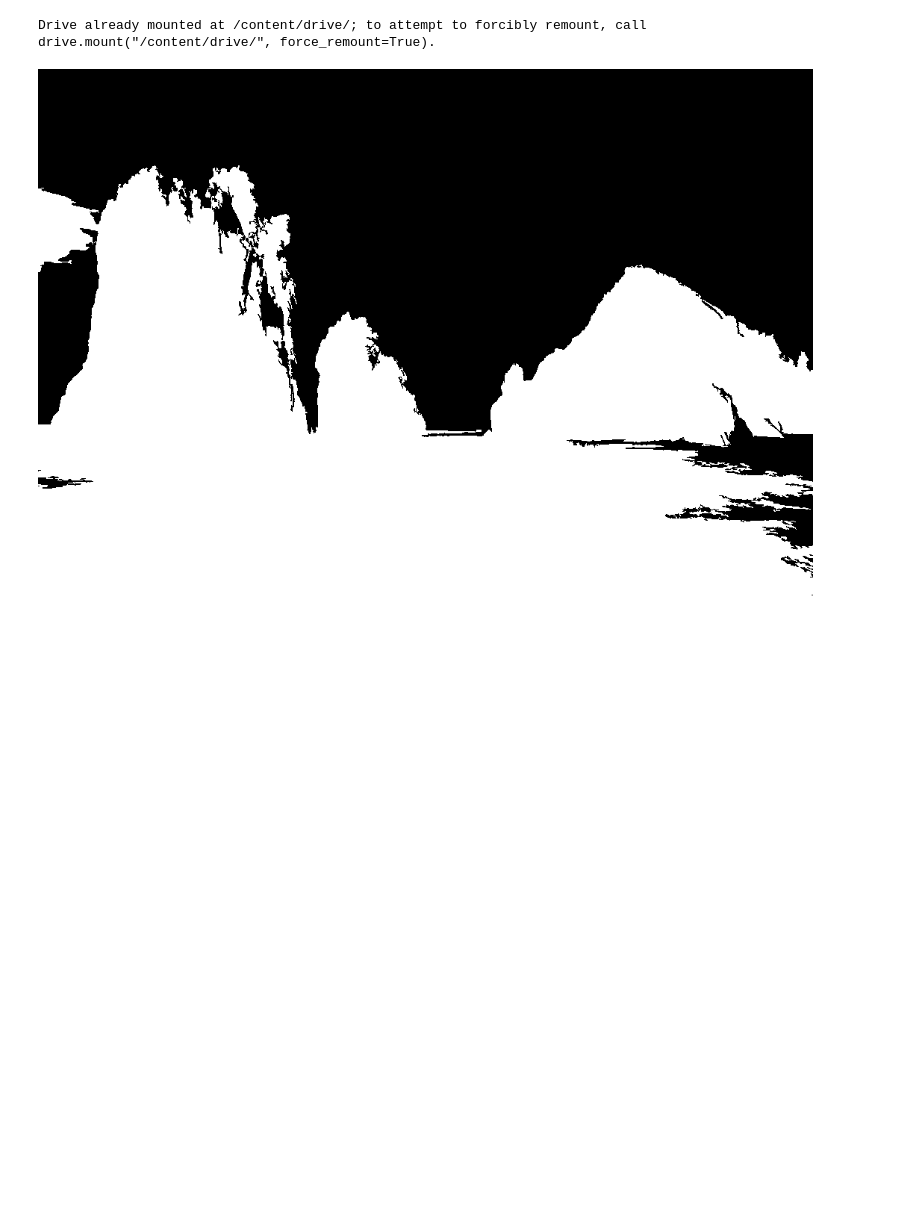
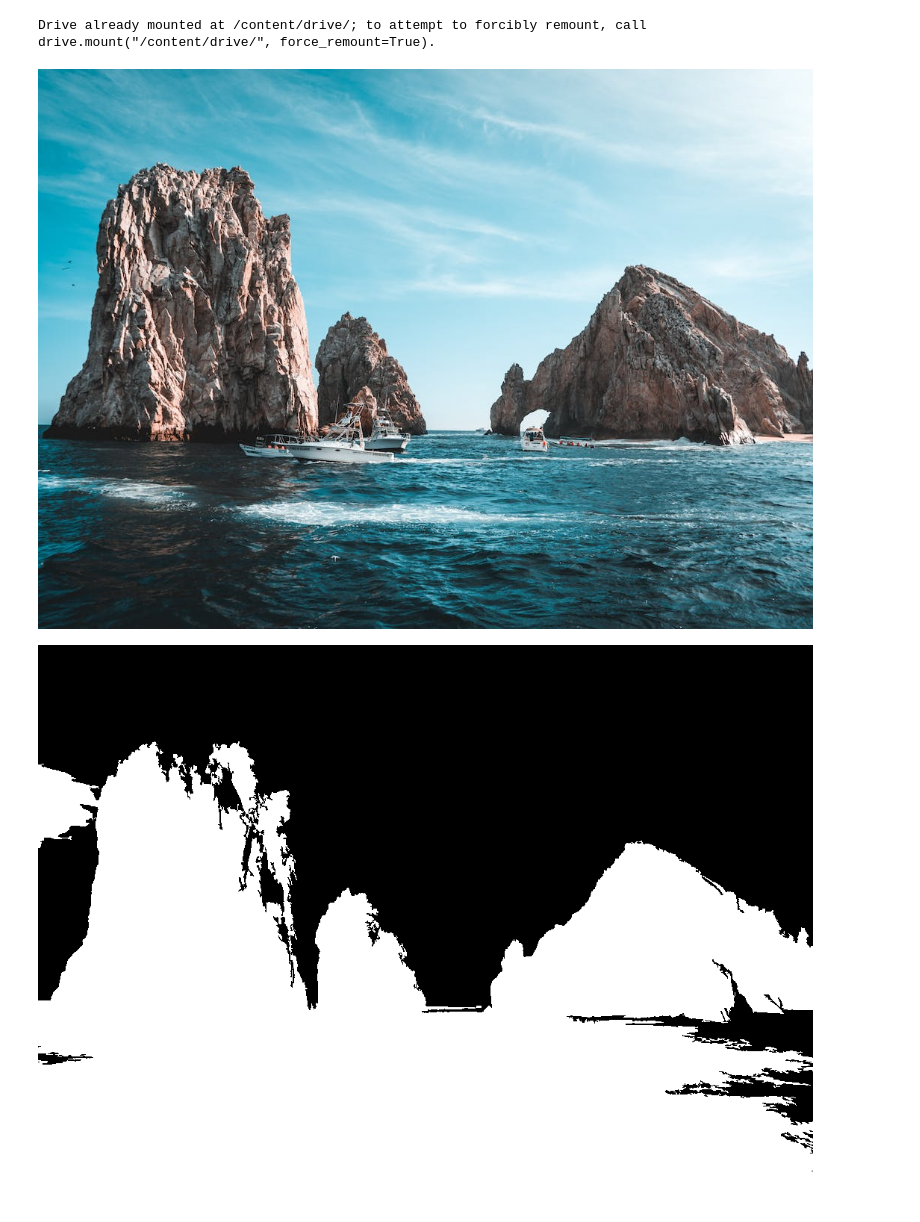
Before and after one commit to Qlassik-Mason/VirtualAssistance, a Jupyter notebook: solutions_task_2.ipynb, the cells around one changed output. Cells and saved outputs as stored; diff of their text form; code cells hidden in the pictures; blank space fills up the shorter version.

```diff
--- a/solutions_task_2.ipynb
+++ b/solutions_task_2.ipynb
@@ -22,32 +22,34 @@ _ , tresh = cv2.threshold(gray,np.mean(gray), 255, cv2.THRESH_BINARY_INV   )
 
 
 # GET CONTOURS
 
 contours , hierarchy = cv2.findContours(tresh, cv2.RETR_LIST, cv2.CHAIN_APPROX_SIMPLE)
 
 #print(len(contours))
 
 #  get the bigger area
 
 cnt = sorted(contours, key=cv2.contourArea)[-1]
 
 
 mask = np.zeros( (750, 1038), dtype="uint8" )
 
 maskedRed = cv2.drawContours(mask,[cnt] , -1 , (0 , 0 , 255), -1)
 maskedFinal = cv2.drawContours(mask,[cnt] , -1 , (255 , 255 , 255), -1)
 
 finalImage = cv2.bitwise_and(img, img, mask=maskedFinal)
 
 #cv2_imshow("Original", img)
+cv2_imshow(img)
 cv2_imshow(maskedFinal)
 #plt.imshow(img)
 #plt.show()
 #plt.imshow(maskedFinal)
 #plt.show()
 cv2.imwrite("maskedFinal.jpg",maskedFinal)
 #cv2.imwrite("finalImage.jpg",finalImage)
 # %% [output]
 Drive already mounted at /content/drive/; to attempt to forcibly remount, call drive.mount("/content/drive/", force_remount=True).
-[figure, old version]
+[figure, new version]
+[figure, added]
 True
```
